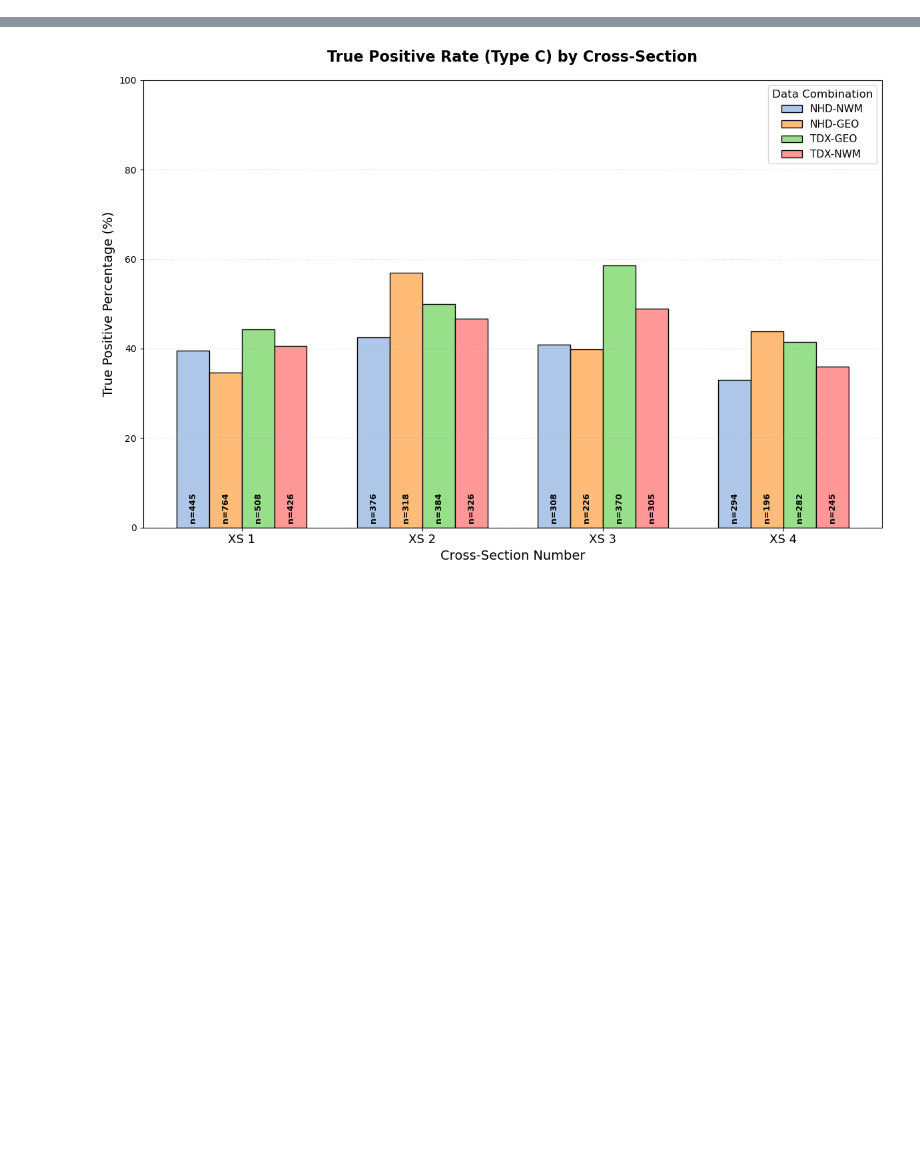
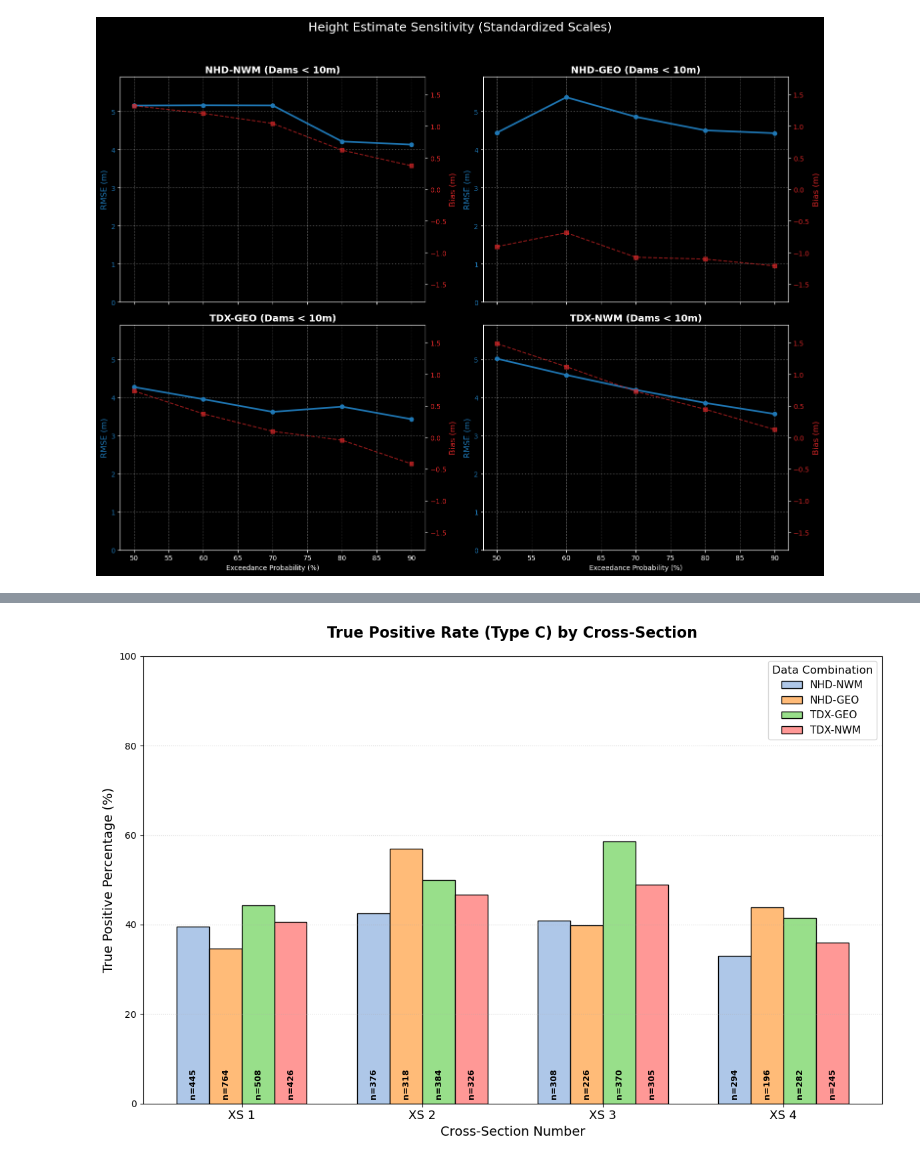
Before and after one commit to ktquint/lhd-processor, a Jupyter notebook: notebooks/summary_stats.ipynb, the cells around one changed output, grey strips where cells are left out. Cells and saved outputs as stored; diff of their text form; code cells hidden in the pictures; blank space fills up the shorter version.

```diff
--- a/notebooks/summary_stats.ipynb
+++ b/notebooks/summary_stats.ipynb
@@ -8,3 +8,98 @@ plt.style.use('default')
 plt.rcParams['figure.facecolor'] = 'white'
 plt.rcParams['axes.facecolor'] = 'white'
 plt.rcParams['savefig.facecolor'] = 'white'
+# %%
+import pandas as pd
+import matplotlib.pyplot as plt
+import numpy as np
+from sklearn.metrics import mean_squared_error, mean_absolute_error
+
+# --- CONFIGURATION ---
+percents = [50, 60, 70, 80, 90]
+base_path = '/Volumes/KenDrive/lhd_testing/lhd_ep_{}.xlsx'
+all_combinations = ['NHD-NWM', 'NHD-GEO', 'TDX-GEO', 'TDX-NWM']
+
+# Data storage
+results = {combo: {'rmse': [], 'bias': [], 'mae': [], 'r2': [], 'n': []} for combo in all_combinations}
+
+print(f"{'Percent':<10} | {'Combo':<12} | {'RMSE':<8} | {'Bias':<8} | {'MAE':<8} | {'R2':<8} | {'N'}")
+print("-" * 85)
+
+for p in percents:
+    file_path = base_path.format(p)
+    try:
+        sites_df = pd.read_excel(file_path, sheet_name='Sites')
+        sites_df['P_known'] = pd.to_numeric(sites_df['P_known'], errors='coerce')
+        # Filter for Low-Head Dams (< 10m)
+        sites_p_known = sites_df[['site_id', 'P_known']].dropna()
+        sites_p_known = sites_p_known[(sites_p_known['P_known'] > 0) & (sites_p_known['P_known'] < 30)]
+
+        for combo in all_combinations:
+            xs_sheet_name = f"CrossSections{combo.replace('-', '')}"
+            try:
+                xs_df = pd.read_excel(file_path, sheet_name=xs_sheet_name)
+                xs_df['P_height'] = pd.to_numeric(xs_df['P_height'], errors='coerce')
+                xs_df = xs_df[(xs_df['P_height'] > 0) & (xs_df['P_height'] <= 65)]
+
+                median_p = xs_df.groupby('site_id')['P_height'].median().reset_index()
+                final = pd.merge(median_p, sites_p_known, on='site_id', how='inner').dropna()
+
+                if len(final) > 1:
+                    rmse = np.sqrt(mean_squared_error(final['P_known'], final['P_height']))
+                    bias = np.mean(final['P_height'] - final['P_known'])
+                    mae = mean_absolute_error(final['P_known'], final['P_height'])
+                    r2 = np.corrcoef(final['P_known'], final['P_height'])[0, 1]**2
+
+                    results[combo]['rmse'].append(rmse)
+                    results[combo]['bias'].append(bias)
+                    results[combo]['mae'].append(mae)
+                    results[combo]['r2'].append(r2)
+                    results[combo]['n'].append(len(final))
+                    print(f"{p:<10}% | {combo:<12} | {rmse:<8.3f} | {bias:<8.3f} | {mae:<8.3f} | {r2:<8.3f} | {len(final)}")
+                else:
+                    for k in ['rmse','bias','mae','r2','n']: results[combo][k].append(np.nan)
+            except Exception:
+                for k in ['rmse','bias','mae','r2','n']: results[combo][k].append(np.nan)
+    except Exception as e:
+        print(f"Error loading {p}%: {e}")
+
+# --- PLOTTING ---
+fig, axes = plt.subplots(2, 2, figsize=(15, 12), sharex=True)
+axes = axes.flatten()
+
+# Determine global limits for uniform scales
+all_rmse = [v for c in results for v in results[c]['rmse'] if not np.isnan(v)]
+all_bias = [v for c in results for v in results[c]['bias'] if not np.isnan(v)]
+rmse_lim = (0, max(all_rmse) * 1.1) if all_rmse else (0, 10)
+bias_val = max(abs(min(all_bias)), abs(max(all_bias))) if all_bias else 5
+bias_lim = (-bias_val * 1.2, bias_val * 1.2)
+
+for i, combo in enumerate(all_combinations):
+    ax1 = axes[i]
+    y_rmse = results[combo]['rmse']
+    y_bias = results[combo]['bias']
+
+    if not np.all(np.isnan(y_rmse)):
+        ax2 = ax1.twinx()
+        ax1.plot(percents, y_rmse, 'o-', color='tab:blue', label='RMSE', linewidth=2.5)
+        ax2.plot(percents, y_bias, 's--', color='tab:red', label='Bias', alpha=0.7)
+        ax2.axhline(0, color='black', linewidth=1.5, linestyle=':')
+
+        # Apply standard scales
+        ax1.set_ylim(rmse_lim)
+        ax2.set_ylim(bias_lim)
+
+        ax1.set_ylabel('RMSE (m)', color='tab:blue', fontsize=12)
+        ax2.set_ylabel('Bias (m)', color='tab:red', fontsize=12)
+        ax1.tick_params(axis='y', labelcolor='tab:blue')
+        ax2.tick_params(axis='y', labelcolor='tab:red')
+
+    ax1.set_title(f"{combo} (Dams < 10m)", fontsize=14, fontweight='bold')
+    ax1.grid(True, linestyle=':', alpha=0.6)
+    if i >= 2: ax1.set_xlabel('Exceedance Probability (%)')
+
+plt.suptitle('Height Estimate Sensitivity (Standardized Scales)', fontsize=18, y=0.98)
+plt.tight_layout(rect=[0, 0.03, 1, 0.95])
+plt.savefig('ep_sensitivity_2x2.png', dpi=300, bbox_inches='tight')
+plt.show()
+# %% [output]
@@ -11,3 +123,4 @@ plt.rcParams['savefig.facecolor'] = 'white'
+[figure, added]
 # %%
 import pandas as pd
 import matplotlib.pyplot as plt
```
Also changed, not shown: parts of 7 cells of this notebook, 2 other files.
